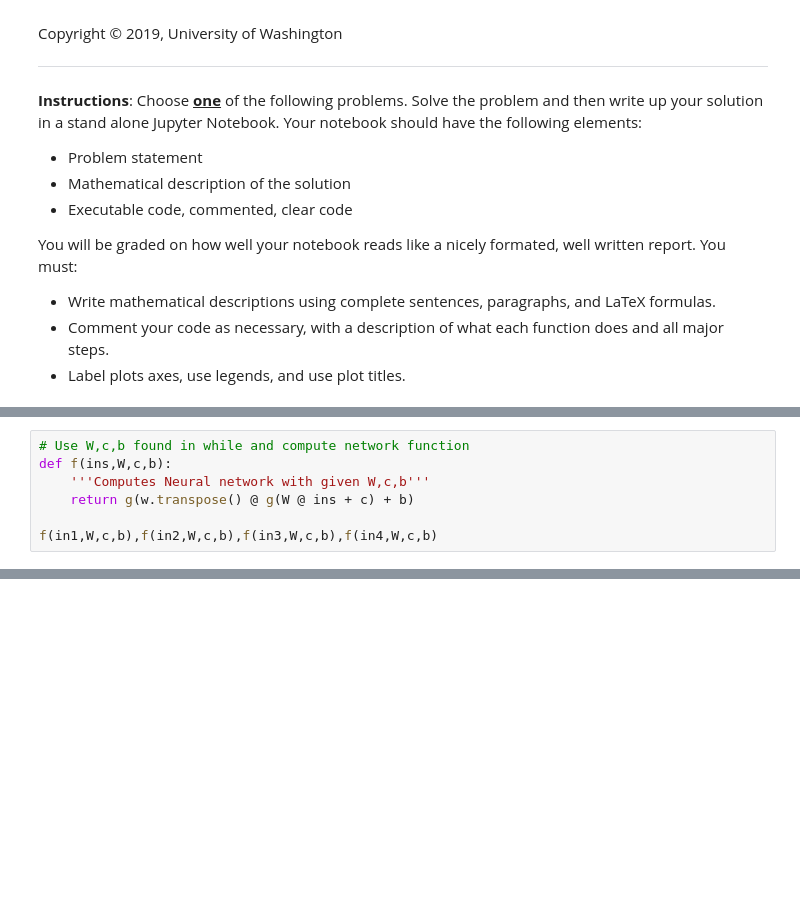
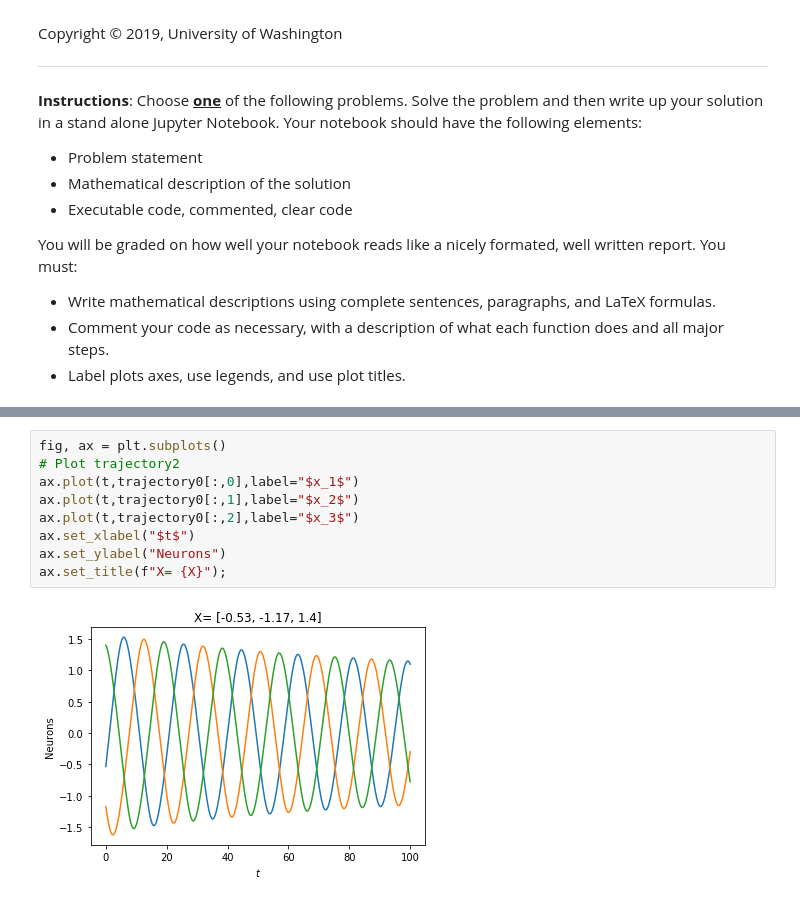
Before and after one commit to kegedy/EE502P, a Jupyter notebook: hw/kevin/HW10.ipynb, the cells around one changed output, grey strips where cells are left out. Saved outputs shown, nothing was run; the diff lists cells and outputs as text; blank space fills up the shorter version.

```diff
--- a/hw/kevin/HW10.ipynb
+++ b/hw/kevin/HW10.ipynb
@@ -315,7 +22,0 @@ FOUND
-# %%
-# Use W,c,b found in while and compute network function
-def f(ins,W,c,b):
-    '''Computes Neural network with given W,c,b'''
-    return g(w.transpose() @ g(W @ ins + c) + b)
-
-f(in1,W,c,b),f(in2,W,c,b),f(in3,W,c,b),f(in4,W,c,b)
@@ -361,0 +201,11 @@ The iterable function was deprecated in Matplotlib 3.1 and will be removed in 3.
+# %%
+fig, ax = plt.subplots()
+# Plot trajectory2
+ax.plot(t,trajectory0[:,0],label="$x_1$")
+ax.plot(t,trajectory0[:,1],label="$x_2$")
+ax.plot(t,trajectory0[:,2],label="$x_3$")
+ax.set_xlabel("$t$")
+ax.set_ylabel("Neurons")
+ax.set_title(f"X= {X}");
+# %% [output]
+[figure, added]
```
Also changed, not shown: parts of 37 cells of this notebook.
